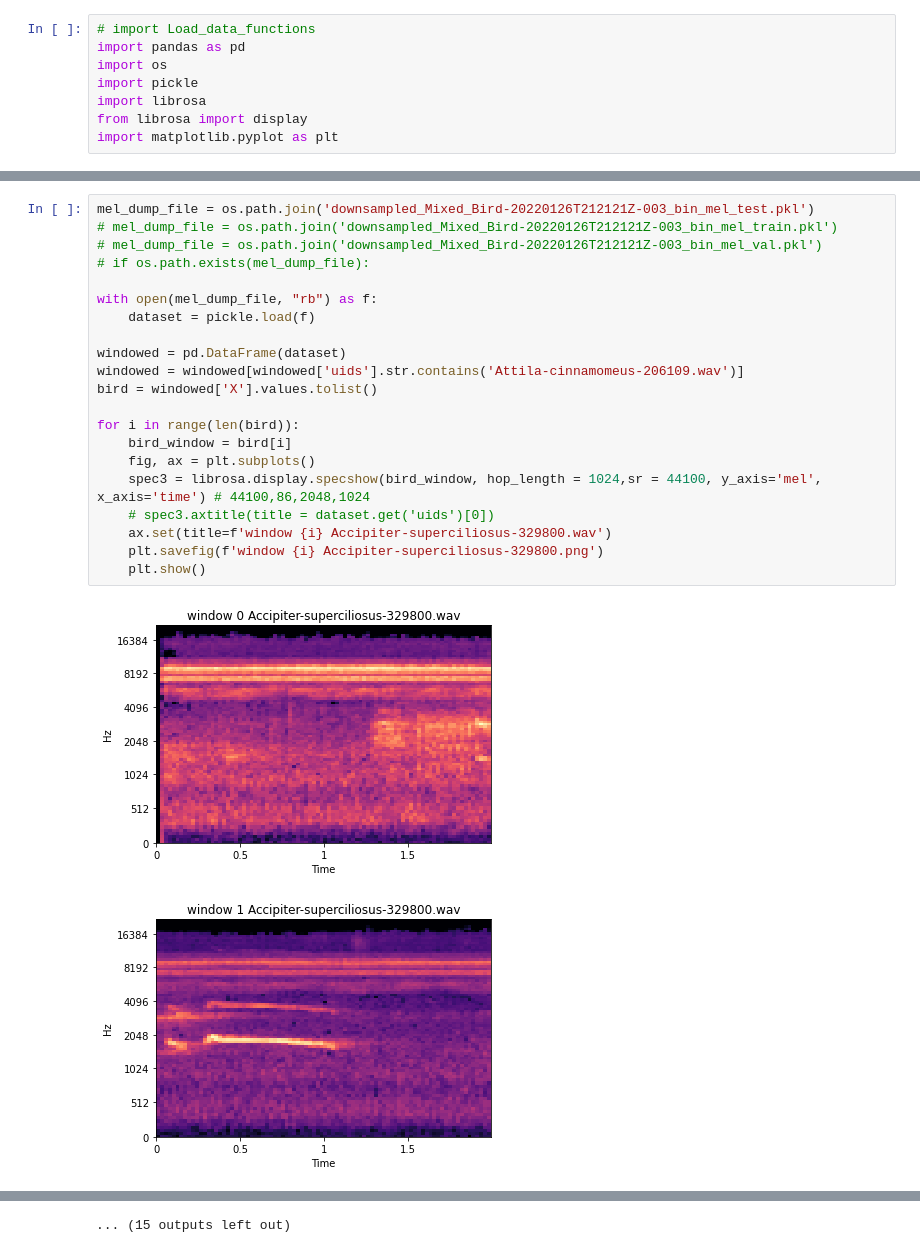
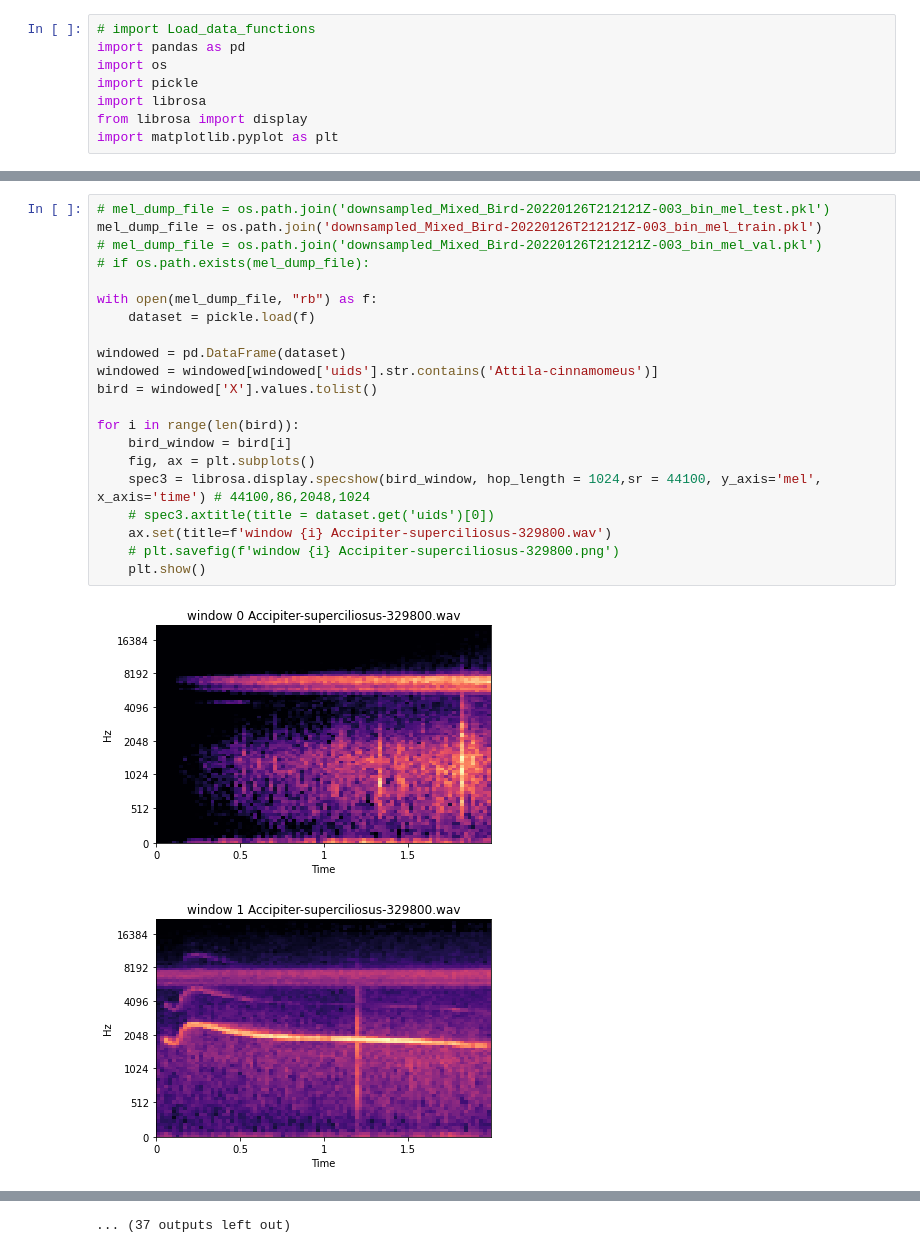
Before and after one commit to EdmundoZamora/TweetyNet_CUDA_GPU_Adaptation, a Jupyter notebook: data/PYRE/windows_slice_and_whole.ipynb, the cells around one changed output, grey strips where cells are left out. Saved outputs shown, nothing was run; the diff lists cells and outputs as text.

```diff
--- a/data/PYRE/windows_slice_and_whole.ipynb
+++ b/data/PYRE/windows_slice_and_whole.ipynb
@@ -28,26 +28,26 @@ plt.show()
 Attila-cinnamomeus-206109.wav
 [figure]
 # %%
-mel_dump_file = os.path.join('downsampled_Mixed_Bird-20220126T212121Z-003_bin_mel_test.pkl')
-# mel_dump_file = os.path.join('downsampled_Mixed_Bird-20220126T212121Z-003_bin_mel_train.pkl')
+# mel_dump_file = os.path.join('downsampled_Mixed_Bird-20220126T212121Z-003_bin_mel_test.pkl')
+mel_dump_file = os.path.join('downsampled_Mixed_Bird-20220126T212121Z-003_bin_mel_train.pkl')
 # mel_dump_file = os.path.join('downsampled_Mixed_Bird-20220126T212121Z-003_bin_mel_val.pkl')
 # if os.path.exists(mel_dump_file):
 
 with open(mel_dump_file, "rb") as f:
     dataset = pickle.load(f)
 
 windowed = pd.DataFrame(dataset)
-windowed = windowed[windowed['uids'].str.contains('Attila-cinnamomeus-206109.wav')]
+windowed = windowed[windowed['uids'].str.contains('Attila-cinnamomeus')]
 bird = windowed['X'].values.tolist()
 
 for i in range(len(bird)):
     bird_window = bird[i]
     fig, ax = plt.subplots()
     spec3 = librosa.display.specshow(bird_window, hop_length = 1024,sr = 44100, y_axis='mel', x_axis='time') # 44100,86,2048,1024
     # spec3.axtitle(title = dataset.get('uids')[0])
     ax.set(title=f'window {i} Accipiter-superciliosus-329800.wav')
-    plt.savefig(f'window {i} Accipiter-superciliosus-329800.png')
+    # plt.savefig(f'window {i} Accipiter-superciliosus-329800.png')
     plt.show()
 # %% [output]
-[figure, old version]
+[figure, new version]
-[figure, old version]
+[figure, new version]
@@ -64 +64 @@ for i in range(len(bird)):
-... (15 outputs left out)
+... (37 outputs left out)
```
Also changed, not shown: parts of 2 cells of this notebook, 1 other file.
